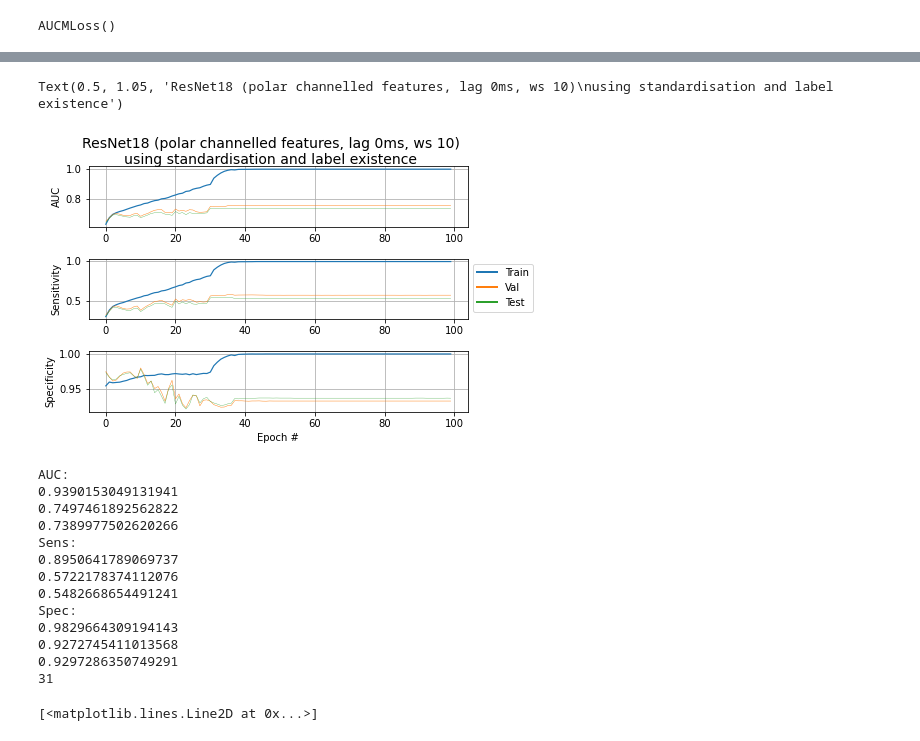
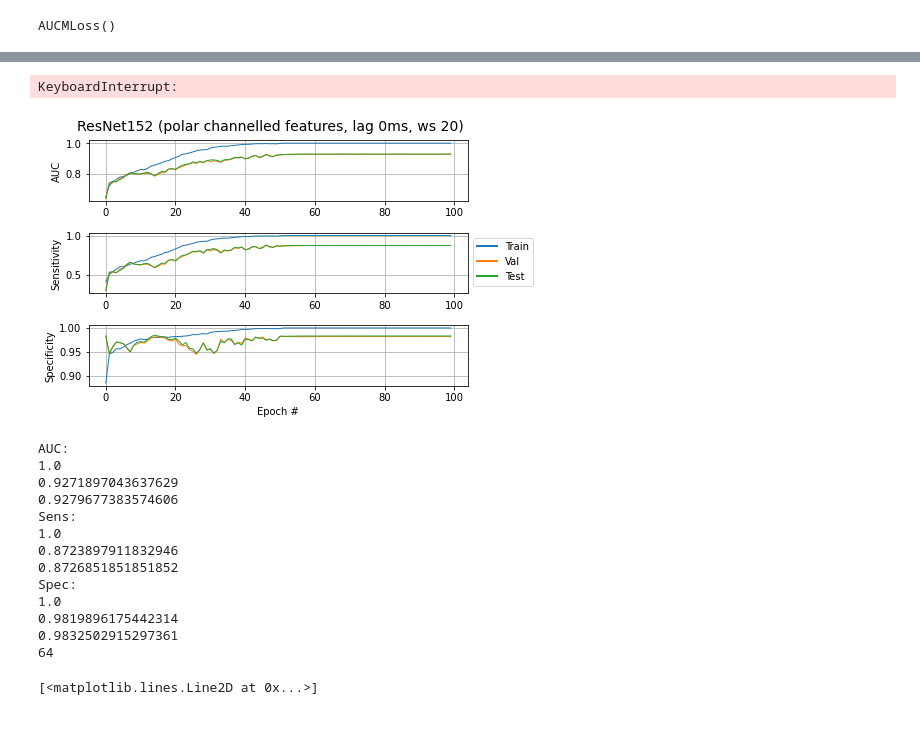
Before and after one commit to hwixley/Fall-Detection-Deep-Learning, a Jupyter notebook: ResNet-tests.ipynb, the cells around one changed output, grey strips where cells are left out. Cells and saved outputs as stored; diff of their text form; code cells hidden in the pictures.

```diff
--- a/ResNet-tests.ipynb
+++ b/ResNet-tests.ipynb
@@ -367,0 +371,6 @@ summary(models.resnet18(False).cuda(), (3, 224, 224))
+# %%
+count = 0
+for p in resnet152(1,2).parameters():
+    count += np.prod(p.shape)
+
+print(count)
@@ -423,7 +456,7 @@ def npy_to_tensor(data, l=False):
 X_train, X_val, X_test = npy_to_tensor(X_train), npy_to_tensor(X_val), npy_to_tensor(X_test)
 y_train, y_val, y_test = npy_to_tensor(y_train, 1), npy_to_tensor(y_val, 1), npy_to_tensor(y_test, 1)
 # %%
-batch_size = 32
+batch_size = 512
 # %%
 train_dataset = TensorDataset(X_train, y_train)
 
@@ -508,7 +541,7 @@ sched_type = "swa"
 # %%
 torch.cuda.empty_cache()
 
-rn = resnet18(1, 2)#.to(device)
+rn = resnet152(1, 2)#.to(device)
 torch.manual_seed(123)
 
 loss_func = nn.CrossEntropyLoss()
@@ -642,9 +675,14 @@ for epoch in tqdm(range(num_epochs)):
     elif sched_type == "12":
         scheduler1.step()
         scheduler2.step()
+# %% [output]
+KeyboardInterrupt:
 # %%
 with open(f"{model_save_dir}ep{num_epochs}-bs{batch_size}-{xdtype}{ydtype}resnet18-sgd-lr0.01-lrplat.pickle", "ab") as f:
     pickle.dump(nn_epochs, f)
+# %%
+with open(f"{model_save_dir}ep1000-{xdtype}{ydtype}resnet152-sgd-lr0.01-lrplat.pickle", "rb") as f:
+    nn_epochs = pickle.load(f)
 # %%
 fig, axs = plt.subplots(3)
 fig.tight_layout()
@@ -654,45 +692,46 @@ aucs = getCNNdata(nn_epochs, "auc", 0, num_epochs)
 sens = getCNNdata(nn_epochs, "sens", 0, num_epochs)
 specs = getCNNdata(nn_epochs, "spec", 0, num_epochs)
 #print(aucs)
-lw = 0.3
+lw = 1
 
 #val_aucs = [el*1.1 for el in aucs["val"]]
 #test_aucs = [el*1.1 for el in aucs["test"]]
 
 
-axs[0].plot(np.arange(len(aucs["train"])), aucs["train"], label="Train", lw=lw*4)
-axs[0].plot(np.arange(len(aucs["val"])), aucs["val"], label="Val", lw=lw*1.5)
+axs[0].plot(np.arange(len(aucs["train"])), aucs["train"], label="Train", lw=lw)
+axs[0].plot(np.arange(len(aucs["val"])), aucs["val"], label="Val", lw=lw)
 axs[0].plot(np.arange(len(aucs["test"])), aucs["test"], label="Test", lw=lw)
 #axs[0].set_xlabel("Epoch #")
 axs[0].set_ylabel("AUC")
 axs[0].grid(True)
 
 
-axs[1].plot(np.arange(len(sens["train"])), sens["train"], label="Train", lw=lw*4)
-axs[1].plot(np.arange(len(sens["val"])), sens["val"], label="Val", lw=lw*1.5)
+axs[1].plot(np.arange(len(sens["train"])), sens["train"], label="Train", lw=lw)
+axs[1].plot(np.arange(len(sens["val"])), sens["val"], label="Val", lw=lw)
 axs[1].plot(np.arange(len(sens["test"])), sens["test"], label="Test", lw=lw)
 #axs[1].set_xlabel("Epoch #")
 axs[1].set_ylabel("Sensitivity")
 axs[1].grid(True)
 
 leg = axs[1].legend(bbox_to_anchor=(1, 1))
 for legobj in leg.legendHandles:
     legobj.set_linewidth(2.0)
 
 #axs[1].legend(bbox_to_anchor=(1, 1))
 
-axs[2].plot(np.arange(len(specs["train"])), specs["train"], label="Train", lw=lw*4)
-axs[2].plot(np.arange(len(specs["val"])), specs["val"], label="Val", lw=lw*1.5)
+axs[2].plot(np.arange(len(specs["train"])), specs["train"], label="Train", lw=lw)
+axs[2].plot(np.arange(len(specs["val"])), specs["val"], label="Val", lw=lw)
 axs[2].plot(np.arange(len(specs["test"])), specs["test"], label="Test", lw=lw)
 axs[2].set_xlabel("Epoch #")
 axs[2].set_ylabel("Specificity")
 axs[2].grid(True)
 #axs[1].legend(lw=1)
 
-plt.suptitle(f"ResNet18 (polar channelled features, lag 0ms, ws 10)\nusing standardisation and label existence",y=1.05, fontsize=14)
+plt.suptitle(f"ResNet152 (polar channelled features, lag 0ms, ws 20)",y=1.02, fontsize=14)
+
+fig.savefig(f"{model_save_dir}-bs{batch_size}-{xdtype}{ydtype}resnet152-sgd-lr0.01-lrplat.pdf", bbox_inches='tight')
 # %% [output]
-Text(0.5, 1.05, 'ResNet18 (polar channelled features, lag 0ms, ws 10)\nusing standardisation and label existence')
-[figure, old version]
+[figure, new version]
 # %%
 opt = "test"
 idx = np.where(aucs[opt] == np.max(aucs[opt]))[0][0]
@@ -712,18 +751,18 @@ print(specs["test"][idx])
 print(idx)
 # %% [output]
 AUC:
-0.9390153049131941
-0.7497461892562822
-0.7389977502620266
+1.0
+0.9271897043637629
+0.9279677383574606
 Sens:
-0.8950641789069737
-0.5722178374112076
-0.5482668654491241
+1.0
+0.8723897911832946
+0.8726851851851852
 Spec:
-0.9829664309194143
-0.9272745411013568
-0.9297286350749291
-31
+1.0
+0.9819896175442314
+0.9832502915297361
+64
 # %%
 plt.plot(np.arange(len(losses["train"])), losses["train"], label="Train", lw=lw*4)
 plt.plot(np.arange(len(losses["val"])), losses["val"], label="Val", lw=lw*1.5)
```
Also changed, not shown: parts of 9 cells of this notebook, 4 other files.
